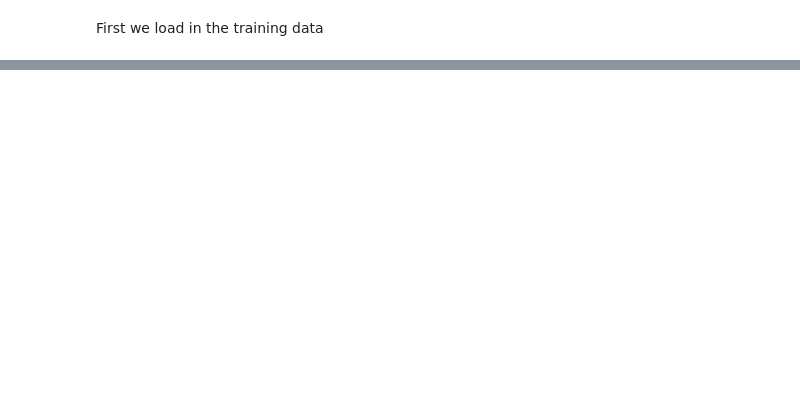
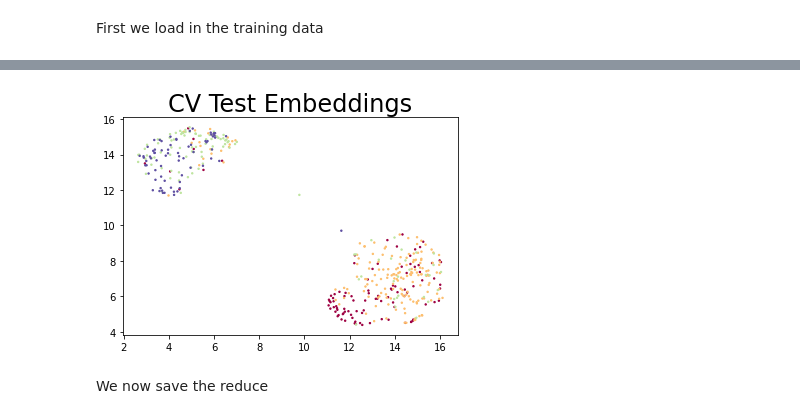
Before and after one commit to mtzig/LIDC_GDRO, a Jupyter notebook: notebooks/LIDC_Georges_End_to_End.ipynb, the cells around one changed output, grey strips where cells are left out. Cells and saved outputs as stored; diff of their text form; code cells hidden in the pictures; blank space fills up the shorter version.

```diff
--- a/notebooks/LIDC_Georges_End_to_End.ipynb
+++ b/notebooks/LIDC_Georges_End_to_End.ipynb
@@ -54,0 +200,9 @@ tst_loader = InfiniteDataLoader(tst, len(tst))
+# %%
+cv_test_embeds = reducer.transform(cv_test_features)
+# %%
+plt.scatter(cv_test_embeds[:, 0], cv_test_embeds[:, 1], s= 2, c=df_features_cv_test['malignancy'], cmap='Spectral')
+plt.title('CV Test Embeddings', fontsize=24);
+# %% [output]
+[figure, added]
+# %% [markdown]
+We now save the reduce
```
Also changed, not shown: parts of 45 cells of this notebook, 5 other files.
